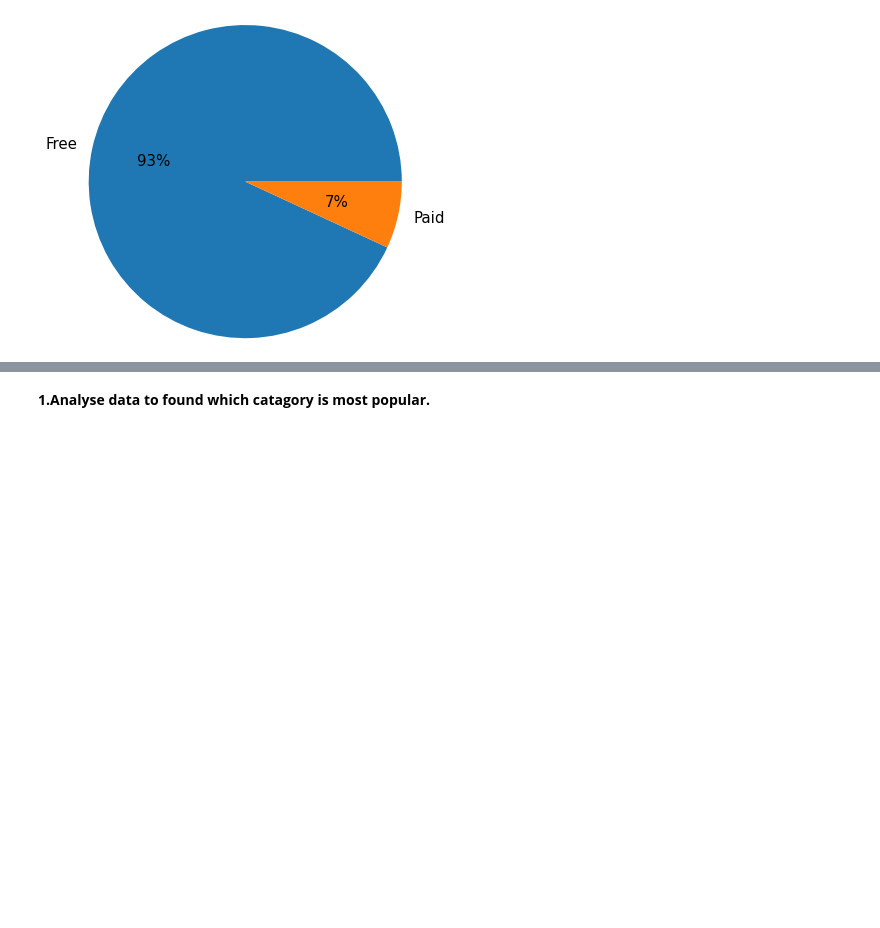
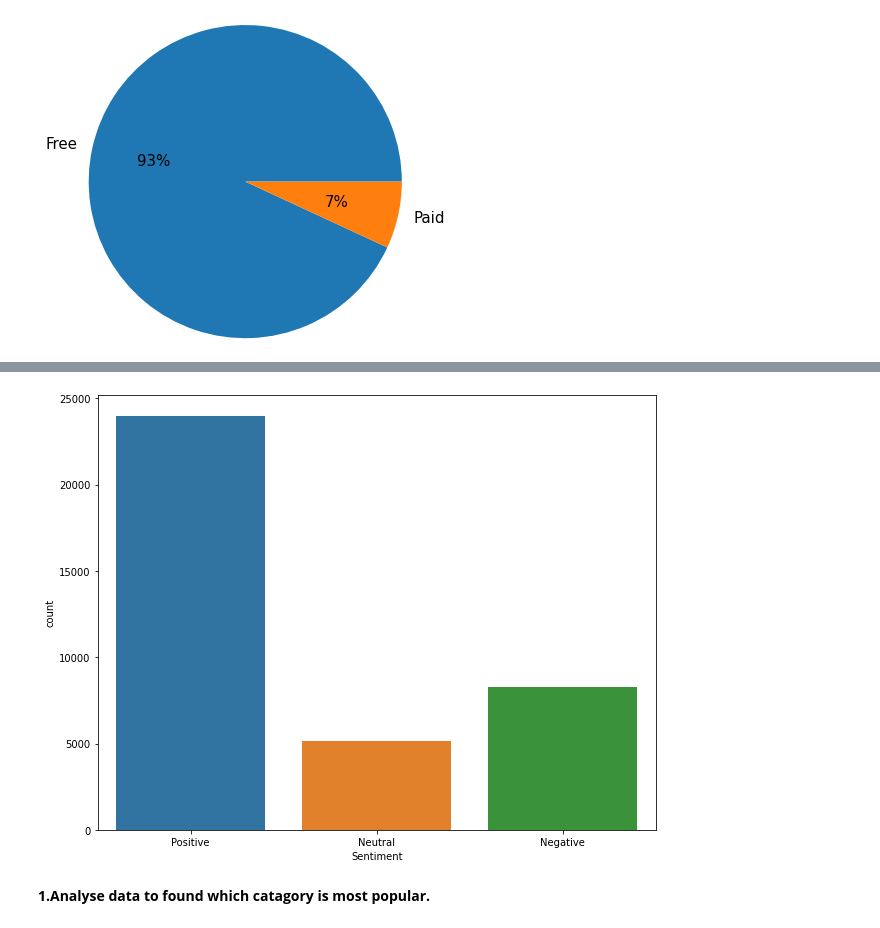
Before and after one commit to Rushikesh3005/Google-Play-Store-analysis, a Jupyter notebook: Google_Play_Store_Analysis_.ipynb, the cells around one changed output, grey strips where cells are left out. Cells and saved outputs as stored; diff of their text form; code cells hidden in the pictures; blank space fills up the shorter version.

```diff
--- a/Google_Play_Store_Analysis_.ipynb
+++ b/Google_Play_Store_Analysis_.ipynb
@@ -119,3 +124,8 @@ plt.show()
+# %%
+plt.figure(figsize=(10,8))
+ax = sns.countplot(x="Sentiment", data=df2 )
+# %% [output]
+[figure, added]
 # %% [markdown]
 **1.Analyse data to found which catagory is most popular.**
 # %%
```
Also changed, not shown: parts of 6 cells of this notebook.
